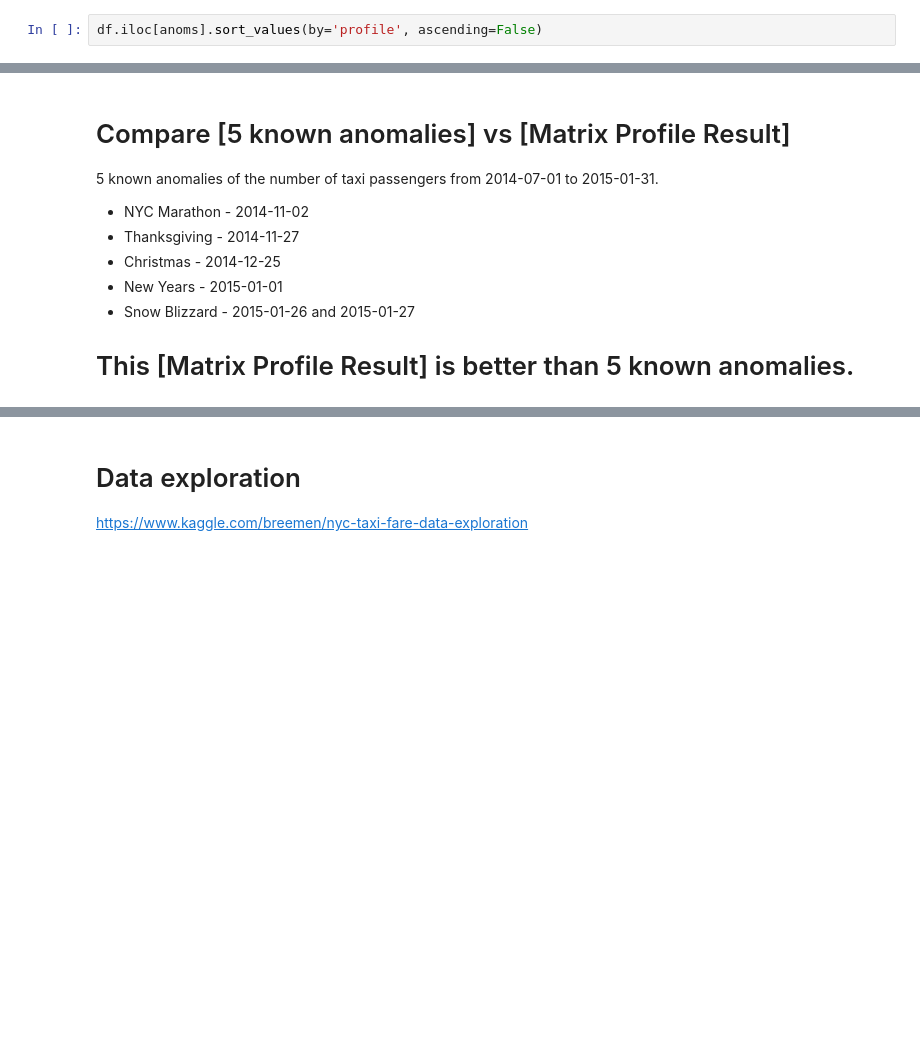
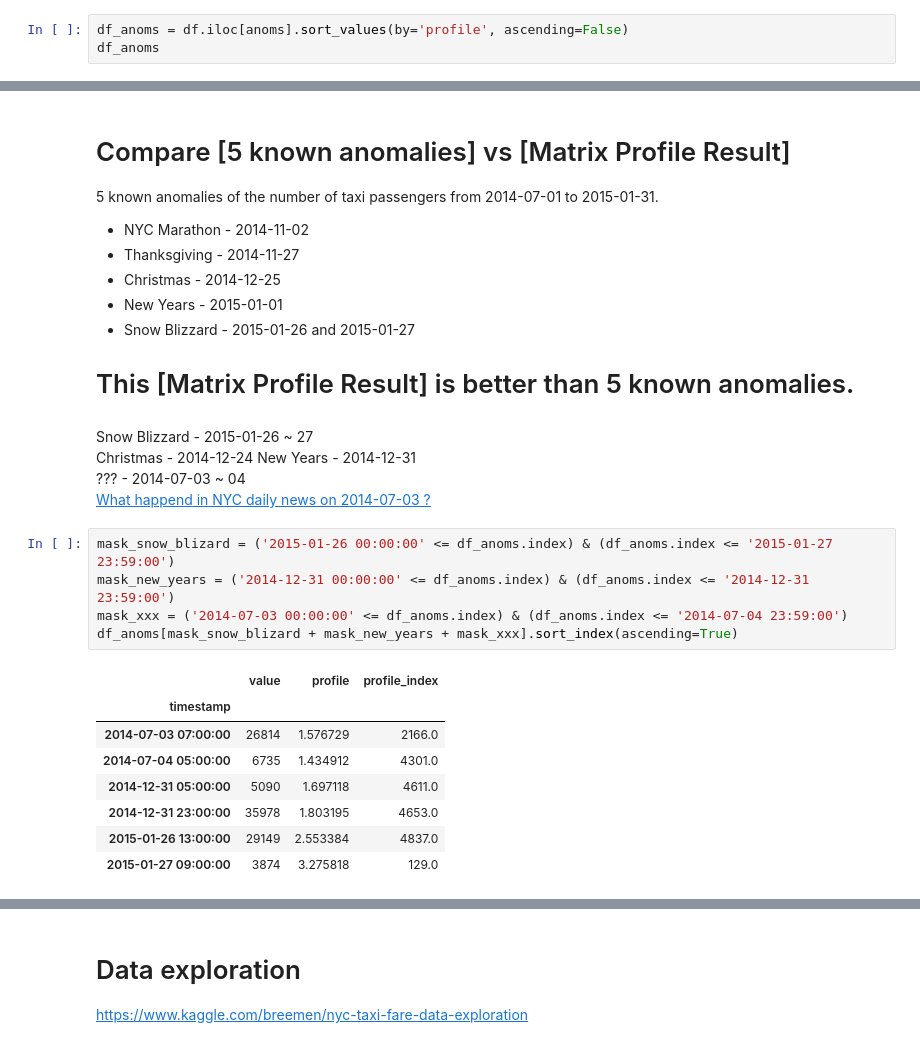
Before and after one commit to wooheaven/Python-Study, a Jupyter notebook: 06_MatrixProfile/02_matrixprofile-ts/02_Matrix_Profile_NYC_Taxi.ipynb, the cells around one changed output, grey strips where cells are left out. Saved outputs shown, nothing was run; the diff lists cells and outputs as text; blank space fills up the shorter version.

```diff
--- a/06_MatrixProfile/02_matrixprofile-ts/02_Matrix_Profile_NYC_Taxi.ipynb
+++ b/06_MatrixProfile/02_matrixprofile-ts/02_Matrix_Profile_NYC_Taxi.ipynb
@@ -98,5 +126,6 @@ anoms = discords(df['profile'], ex_zone, k=15)
 # %%
-df.iloc[anoms].sort_values(by='profile', ascending=False)
+df_anoms = df.iloc[anoms].sort_values(by='profile', ascending=False)
+df_anoms
 # %% [output]
 |  | value | profile | profile_index |
 | timestamp |  |  |  |
@@ -127,3 +156,23 @@ df.iloc[anoms].sort_values(by='profile', ascending=False)
 * Snow Blizzard - 2015-01-26 and 2015-01-27
 
 # This [Matrix Profile Result] is better than 5 known anomalies.
+# %% [markdown]
+Snow Blizzard - 2015-01-26 ~ 27
+Christmas     - 2014-12-24
+New Years     - 2014-12-31
+???           - 2014-07-03 ~ 04
+<a href='https://www.pressreader.com/usa/new-york-daily-news/20140703/textview'>What happend in NYC daily news on 2014-07-03 ?</a>
+# %%
+mask_snow_blizard = ('2015-01-26 00:00:00' <= df_anoms.index) & (df_anoms.index <= '2015-01-27 23:59:00')
+mask_new_years = ('2014-12-31 00:00:00' <= df_anoms.index) & (df_anoms.index <= '2014-12-31 23:59:00')
+mask_xxx = ('2014-07-03 00:00:00' <= df_anoms.index) & (df_anoms.index <= '2014-07-04 23:59:00')
+df_anoms[mask_snow_blizard + mask_new_years + mask_xxx].sort_index(ascending=True)
+# %% [output]
+|  | value | profile | profile_index |
+| timestamp |  |  |  |
+| 2014-07-03 07:00:00 | 26814 | 1.576729 | 2166.0 |
+| 2014-07-04 05:00:00 | 6735 | 1.434912 | 4301.0 |
+| 2014-12-31 05:00:00 | 5090 | 1.697118 | 4611.0 |
+| 2014-12-31 23:00:00 | 35978 | 1.803195 | 4653.0 |
+| 2015-01-26 13:00:00 | 29149 | 2.553384 | 4837.0 |
+| 2015-01-27 09:00:00 | 3874 | 3.275818 | 129.0 |
```
Also changed, not shown: parts of 11 cells of this notebook, 1 other file.
